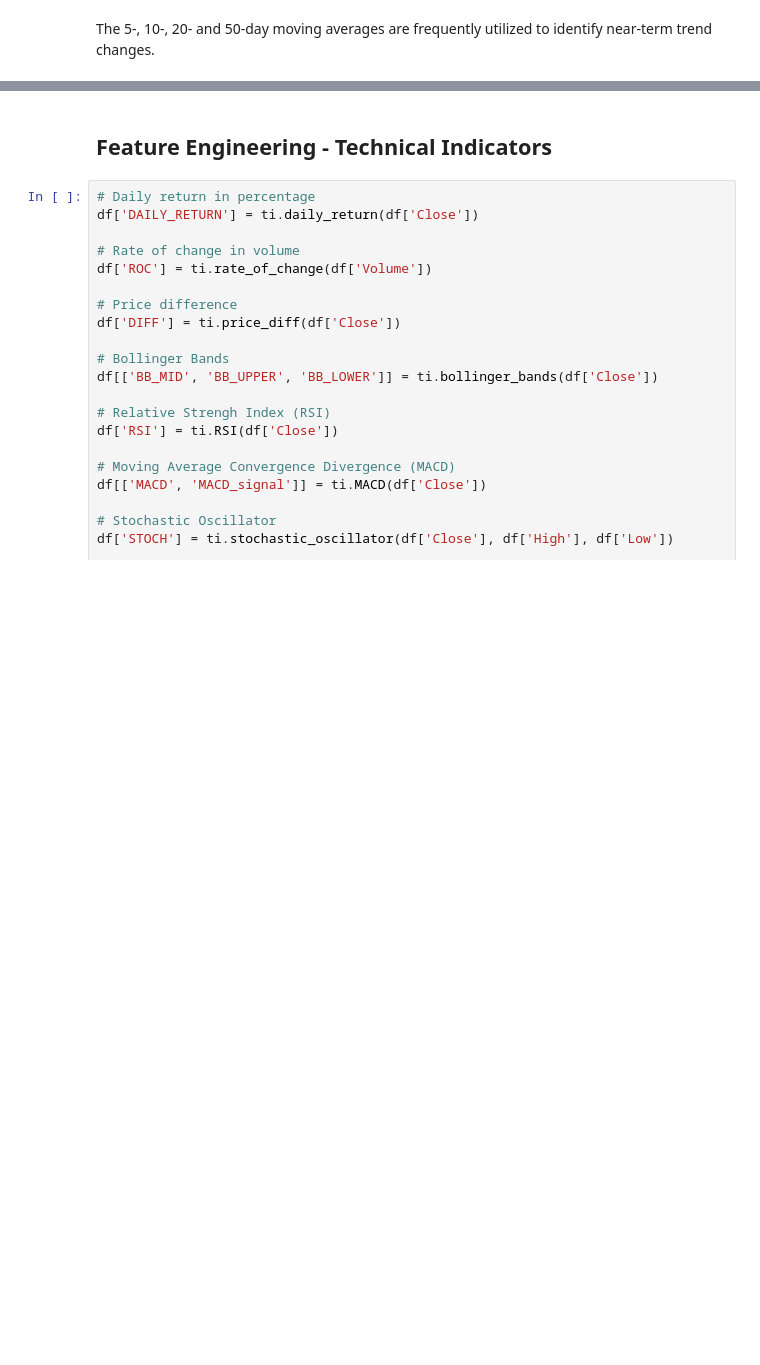
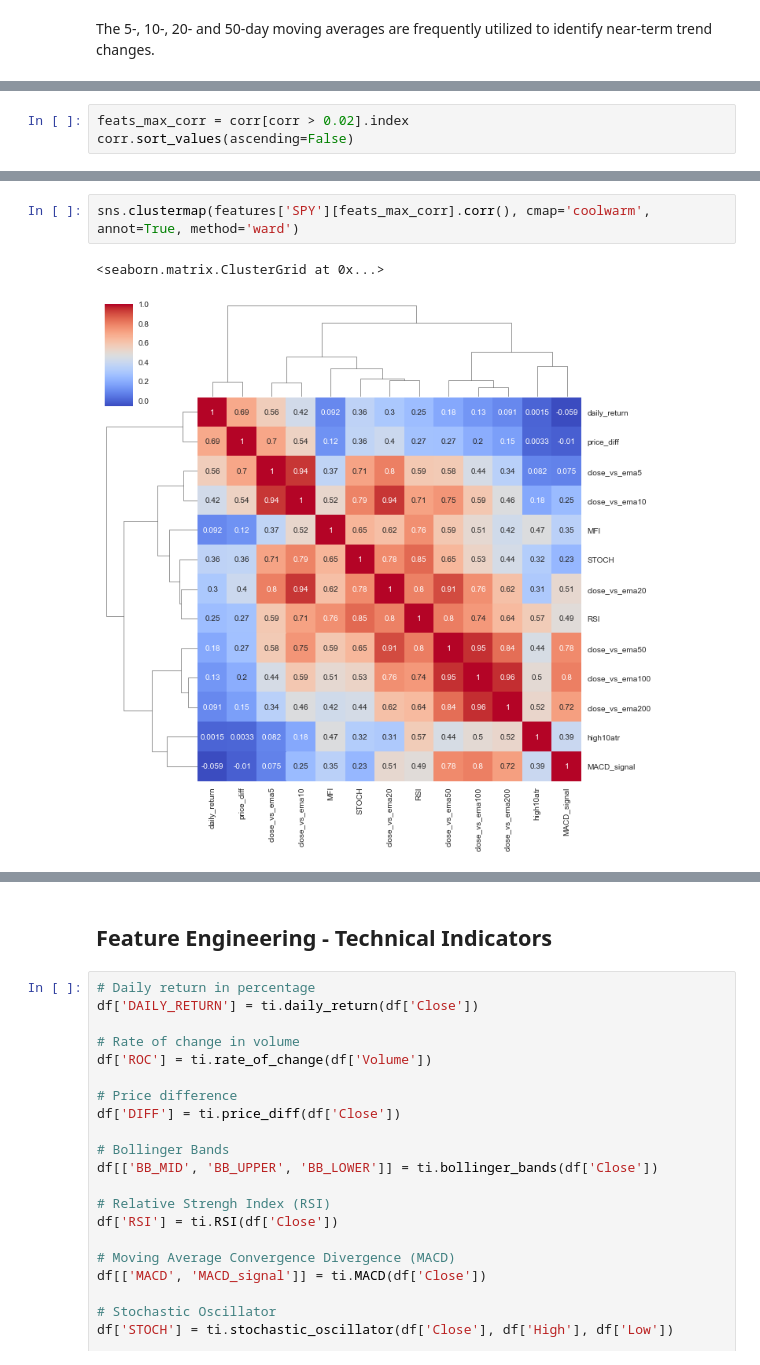
Before and after one commit to es-g/stock_price_indicator, a Jupyter notebook: Stock_price_predictor.ipynb, the cells around one changed output, grey strips where cells are left out. Drawn from its saved outputs; the diff is of its cells as text; blank space fills up the shorter version.

```diff
--- a/Stock_price_predictor.ipynb
+++ b/Stock_price_predictor.ipynb
@@ -176,0 +200,3 @@ print('Regression Coefficients: '+str(model.coef_))
+# %%
+feats_max_corr = corr[corr > 0.02].index
+corr.sort_values(ascending=False)
@@ -176,0 +221,5 @@ print('Regression Coefficients: '+str(model.coef_))
+# %%
+sns.clustermap(features['SPY'][feats_max_corr].corr(), cmap='coolwarm', annot=True, method='ward')
+# %% [output]
+<seaborn.matrix.ClusterGrid at 0x...>
+[figure, added]
```
Also changed, not shown: parts of 53 cells of this notebook.
